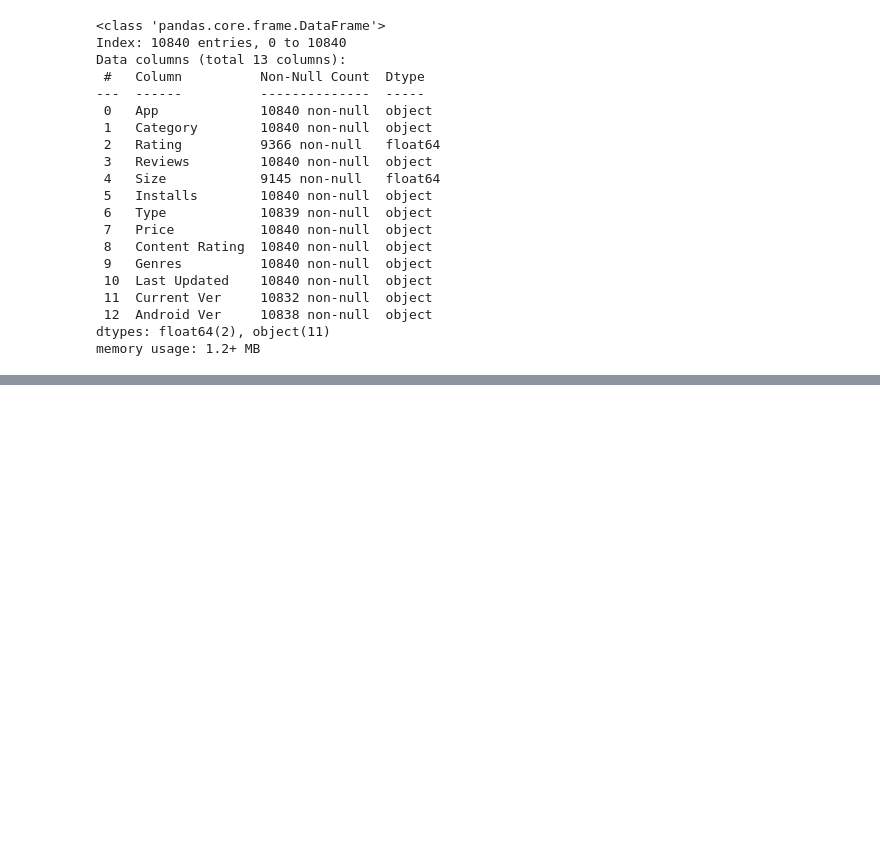
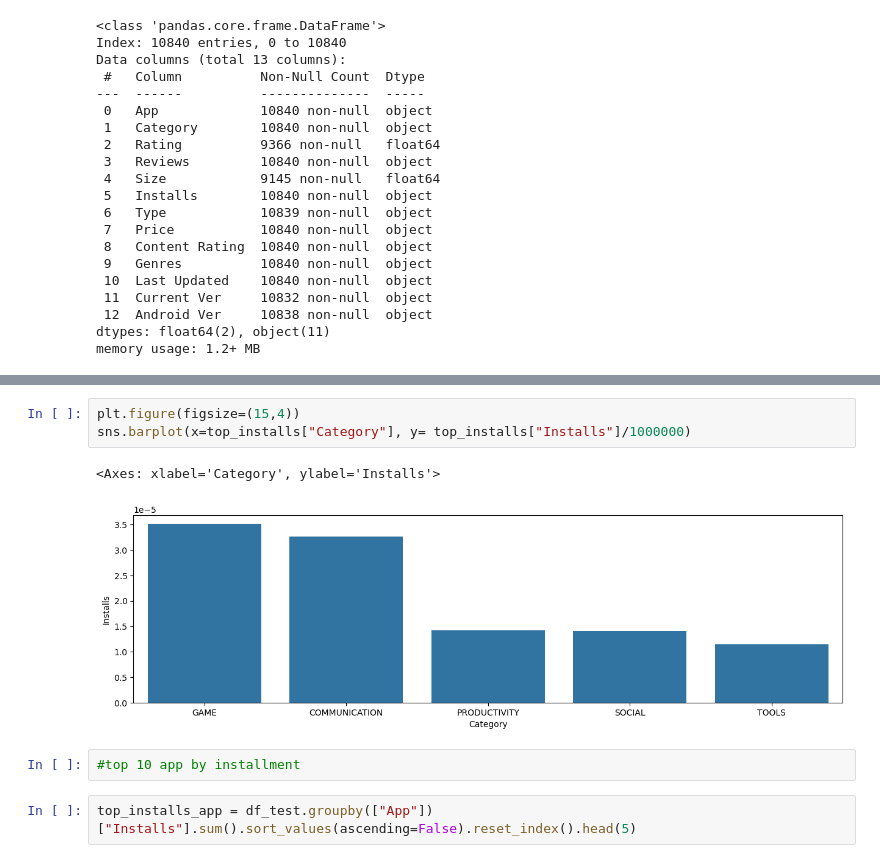
Before and after one commit to fatihsavaskurt/Python-Handbook, a Jupyter notebook: googleplaystore.ipynb, the cells around one changed output, grey strips where cells are left out. Drawn from its saved outputs; the diff is of its cells as text; blank space fills up the shorter version.

```diff
--- a/googleplaystore.ipynb
+++ b/googleplaystore.ipynb
@@ -204,0 +305,10 @@ memory usage: 1.2+ MB
+# %%
+plt.figure(figsize=(15,4))
+sns.barplot(x=top_installs["Category"], y= top_installs["Installs"]/1000000)
+# %% [output]
+<Axes: xlabel='Category', ylabel='Installs'>
+[figure, added]
+# %%
+#top 10 app by installment
+# %%
+top_installs_app = df_test.groupby(["App"])["Installs"].sum().sort_values(ascending=False).reset_index().head(5)
```
Also changed, not shown: parts of 26 cells of this notebook, 2 other files.
